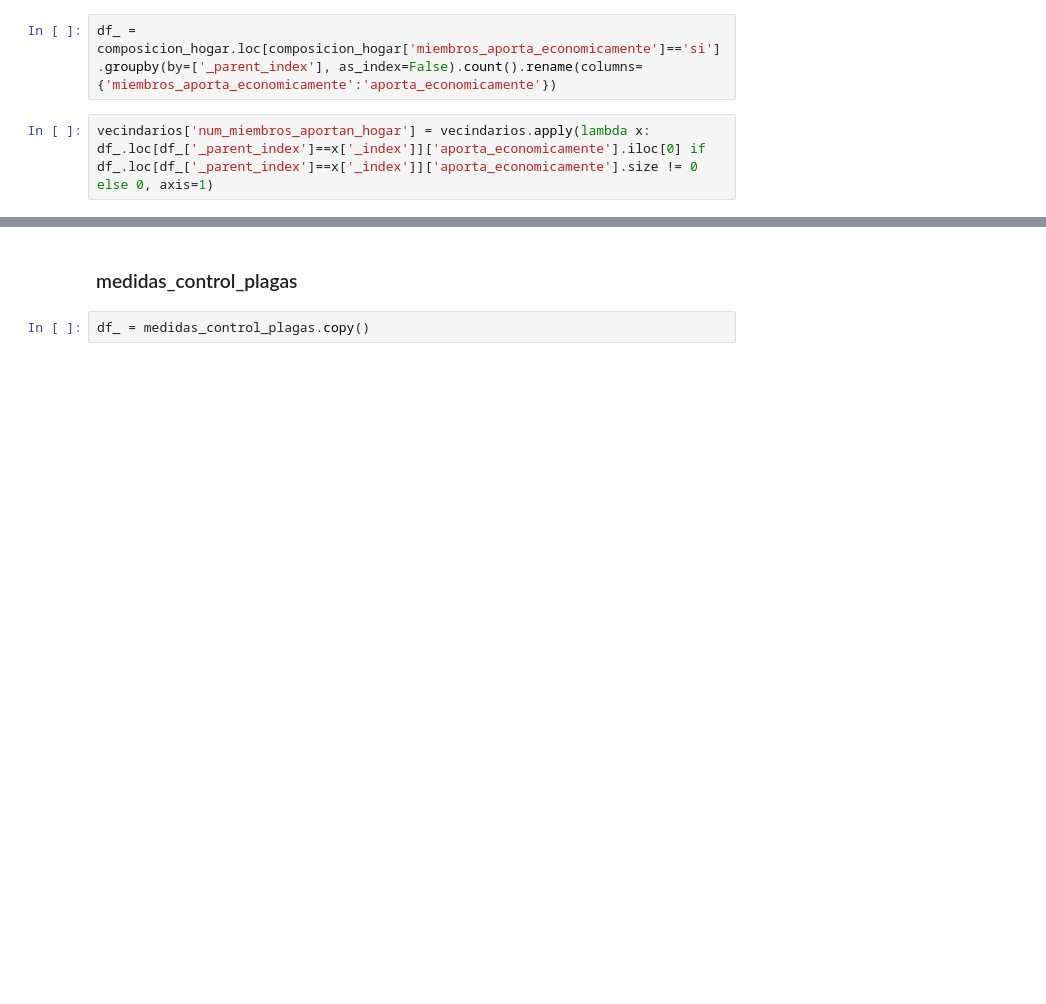
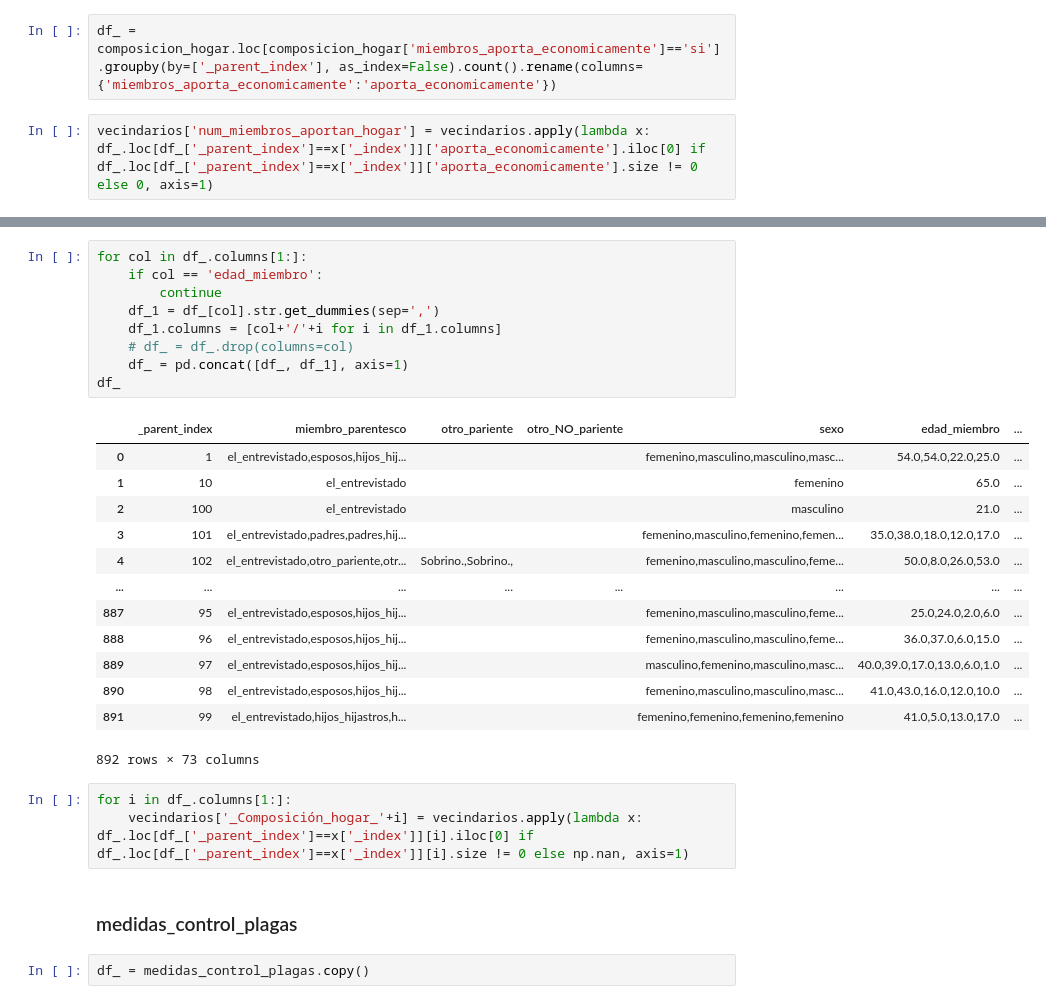
Before and after one commit to Claudio9701/proyecto-foodhub-lima, a Jupyter notebook: inputs/encuesta_principal/Limpieza_datos_agrupaciones.ipynb, the cells around one changed output, grey strips where cells are left out. Drawn from its saved outputs; the diff is of its cells as text; blank space fills up the shorter version.

```diff
--- a/inputs/encuesta_principal/Limpieza_datos_agrupaciones.ipynb
+++ b/inputs/encuesta_principal/Limpieza_datos_agrupaciones.ipynb
@@ -83,3 +101,29 @@ vecindarios['num_miembros_aportan_hogar'] = vecindarios.apply(lambda x: df_.loc[
+# %%
+for col in df_.columns[1:]:
+    if col == 'edad_miembro':
+        continue
+    df_1 = df_[col].str.get_dummies(sep=',')
+    df_1.columns = [col+'/'+i for i in df_1.columns]
+    # df_ = df_.drop(columns=col)
+    df_ = pd.concat([df_, df_1], axis=1)
+df_
+# %% [output]
+|  | _parent_index | miembro_parentesco | otro_pariente | otro_NO_pariente | sexo | edad_miembro | ... |
+| 0 | 1 | el_entrevistado,esposos,hijos_hij... |  |  | femenino,masculino,masculino,masc... | 54.0,54.0,22.0,25.0 | ... |
+| 1 | 10 | el_entrevistado |  |  | femenino | 65.0 | ... |
+| 2 | 100 | el_entrevistado |  |  | masculino | 21.0 | ... |
+| 3 | 101 | el_entrevistado,padres,padres,hij... |  |  | femenino,masculino,femenino,femen... | 35.0,38.0,18.0,12.0,17.0 | ... |
+| 4 | 102 | el_entrevistado,otro_pariente,otr... | Sobrino.,Sobrino., |  | femenino,masculino,masculino,feme... | 50.0,8.0,26.0,53.0 | ... |
+| ... | ... | ... | ... | ... | ... | ... | ... |
+| 887 | 95 | el_entrevistado,esposos,hijos_hij... |  |  | femenino,masculino,masculino,feme... | 25.0,24.0,2.0,6.0 | ... |
+| 888 | 96 | el_entrevistado,esposos,hijos_hij... |  |  | femenino,masculino,masculino,feme... | 36.0,37.0,6.0,15.0 | ... |
+| 889 | 97 | el_entrevistado,esposos,hijos_hij... |  |  | masculino,femenino,masculino,masc... | 40.0,39.0,17.0,13.0,6.0,1.0 | ... |
+| 890 | 98 | el_entrevistado,esposos,hijos_hij... |  |  | femenino,masculino,masculino,masc... | 41.0,43.0,16.0,12.0,10.0 | ... |
+| 891 | 99 | el_entrevistado,hijos_hijastros,h... |  |  | femenino,femenino,femenino,femenino | 41.0,5.0,13.0,17.0 | ... |
+892 rows × 73 columns
+# %%
+for i in df_.columns[1:]:
+    vecindarios['_Composición_hogar_'+i] = vecindarios.apply(lambda x: df_.loc[df_['_parent_index']==x['_index']][i].iloc[0] if df_.loc[df_['_parent_index']==x['_index']][i].size != 0 else np.nan, axis=1)
 # %% [markdown]
 ### medidas_control_plagas
 # %%
```
Also changed, not shown: parts of 19 cells of this notebook, 1 other file.
